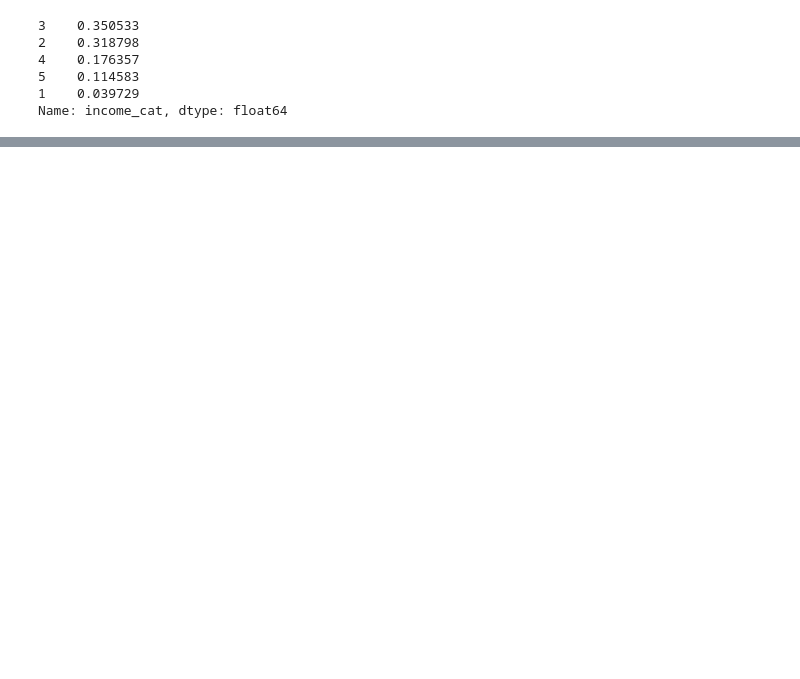
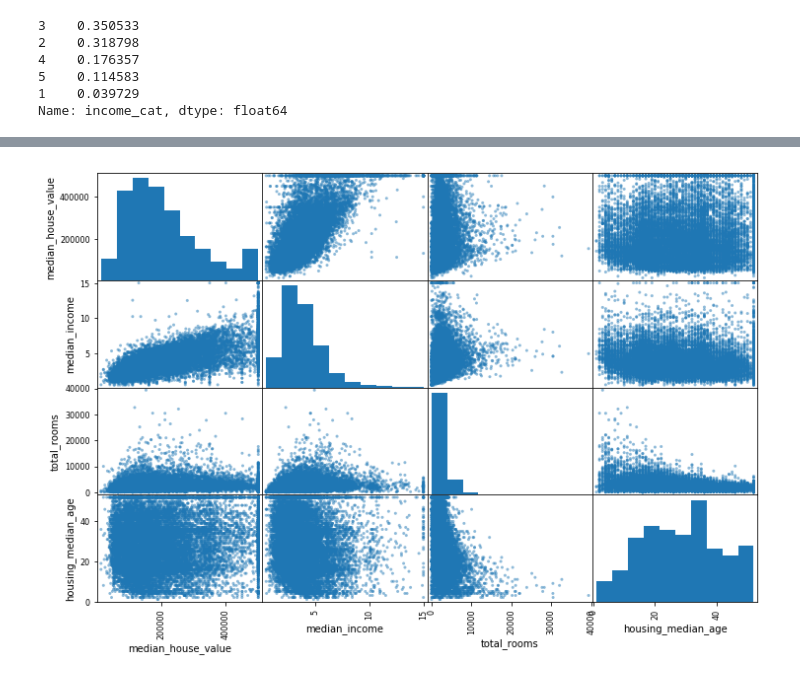
Before and after one commit to dcoxnard/handsonml_notes_solutions, a Jupyter notebook: 02_2_untitled.ipynb, the cells around one changed output, grey strips where cells are left out. Saved outputs shown, nothing was run; the diff lists cells and outputs as text; code cells hidden in the pictures; blank space fills up the shorter version.

```diff
--- a/02_2_untitled.ipynb
+++ b/02_2_untitled.ipynb
@@ -164,0 +211,7 @@ Left off on PDF pg 91
+# %%
+# Another way to check the correlation between attributes
+attrs = ["median_house_value", "median_income", "total_rooms",
+         "housing_median_age"]
+pd.plotting.scatter_matrix(housing[attrs], figsize=(12, 8));
+# %% [output]
+[figure, added]
```
Also changed, not shown: parts of 25 cells of this notebook, 1 other file.
